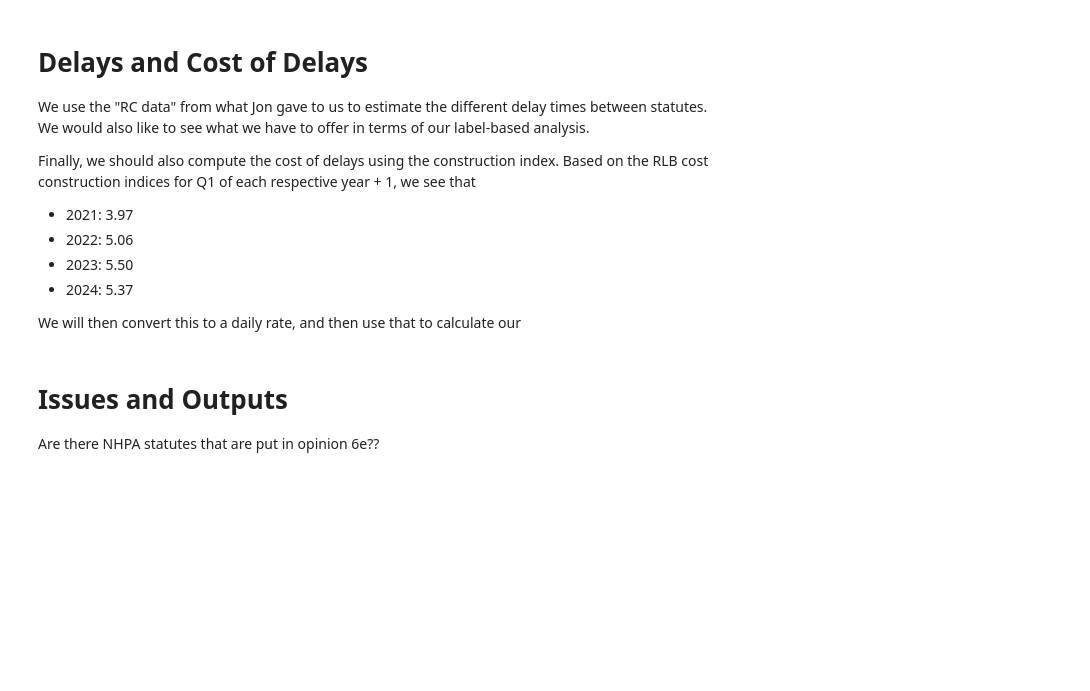
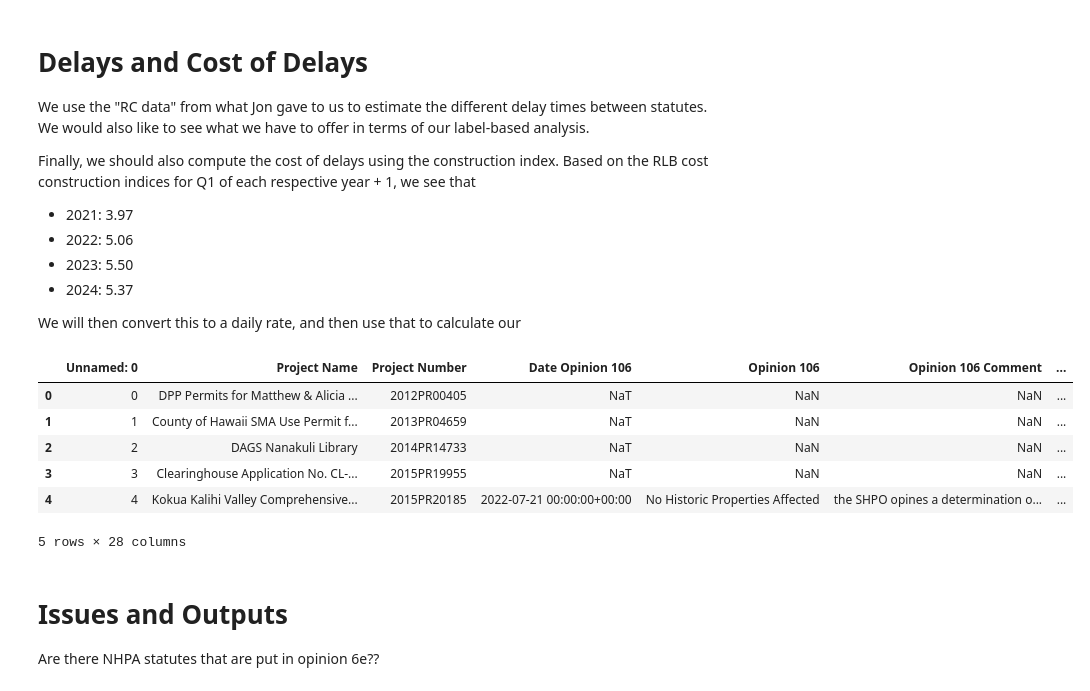
Before and after one commit to kevinphan981/maui-shpd-classification, a Jupyter notebook: src/analysis.ipynb, the cells around one changed output. Saved outputs shown, nothing was run; the diff lists cells and outputs as text; code cells hidden in the pictures; blank space fills up the shorter version.

```diff
--- a/src/analysis.ipynb
+++ b/src/analysis.ipynb
@@ -263,6 +329,16 @@ def calculate_cost_delay(row):
 
 # APPLY THE FUNCTION
 df[['cost_delay_6e', 'cost_delay_106']] = df.apply(calculate_cost_delay, axis=1)
+# %%
+df.head()
+# %% [output]
+|  | Unnamed: 0 | Project Name | Project Number | Date Opinion 106 | Opinion 106 | Opinion 106 Comment | ... |
+| 0 | 0 | DPP Permits for Matthew & Alicia ... | 2012PR00405 | NaT | NaN | NaN | ... |
+| 1 | 1 | County of Hawaii SMA Use Permit f... | 2013PR04659 | NaT | NaN | NaN | ... |
+| 2 | 2 | DAGS Nanakuli Library | 2014PR14733 | NaT | NaN | NaN | ... |
+| 3 | 3 | Clearinghouse Application No. CL-... | 2015PR19955 | NaT | NaN | NaN | ... |
+| 4 | 4 | Kokua Kalihi Valley Comprehensive... | 2015PR20185 | 2022-07-21 00:00:00+00:00 | No Historic Properties Affected | the SHPO opines a determination o... | ... |
+5 rows × 28 columns
 # %% [markdown]
 # Issues and Outputs
 Are there NHPA statutes that are put in opinion 6e??
```
Also changed, not shown: parts of 11 cells of this notebook, 4 other files.
